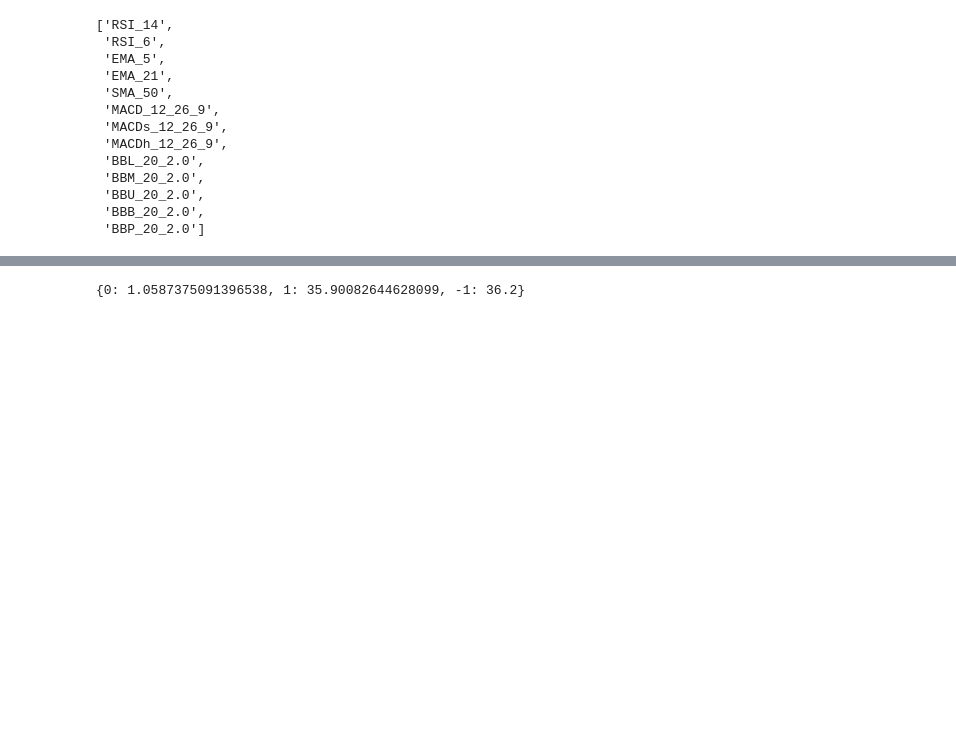
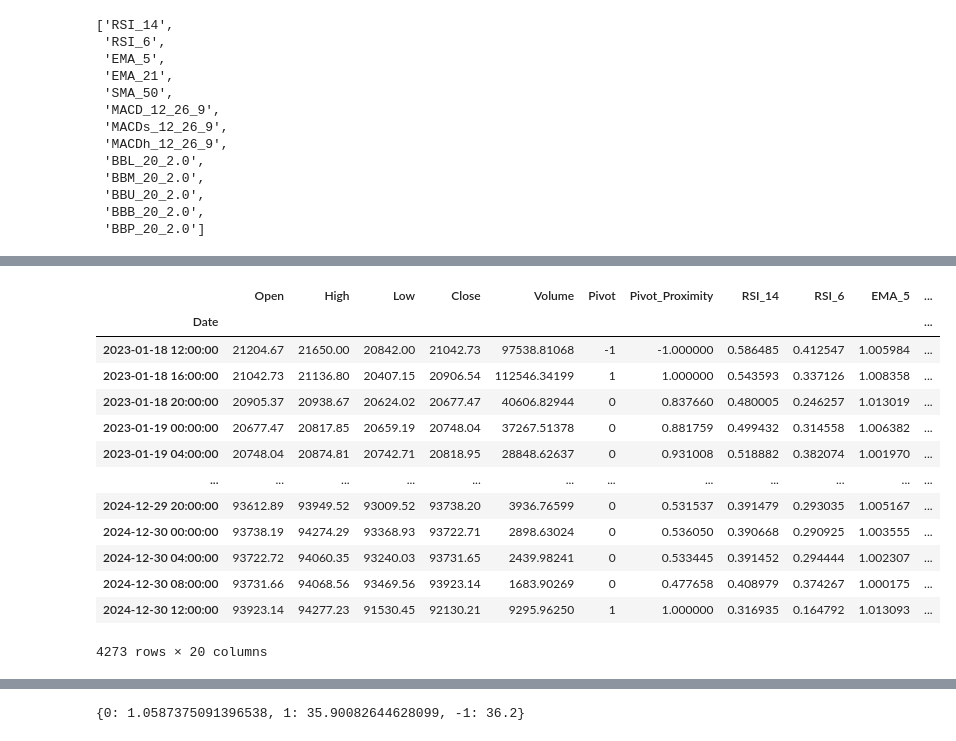
Before and after one commit to ifeLight/ml-bot, a Jupyter notebook: binance-grade.ipynb, the cells around one changed output, grey strips where cells are left out. Saved outputs shown, nothing was run; the diff lists cells and outputs as text; code cells hidden in the pictures; blank space fills up the shorter version.

```diff
--- a/binance-grade.ipynb
+++ b/binance-grade.ipynb
@@ -543,3 +522,25 @@ See the caveats in the documentation: https://pandas.pydata.org/pandas-docs/stab
+# %%
+# delete Pivot_Porximity that have zero at the beginning and ending of the dataframe
+non_zero_indices = data[data['Pivot_Proximity'] != 0].index
+non_zero_at_begining = non_zero_indices[0]
+non_zero_at_end = non_zero_indices[-1]
+data = data.loc[non_zero_at_begining:non_zero_at_end]
+data
+# %% [output]
+|  | Open | High | Low | Close | Volume | Pivot | Pivot_Proximity | RSI_14 | RSI_6 | EMA_5 | ... |
+| Date |  |  |  |  |  |  |  |  |  |  | ... |
+| 2023-01-18 12:00:00 | 21204.67 | 21650.00 | 20842.00 | 21042.73 | 97538.81068 | -1 | -1.000000 | 0.586485 | 0.412547 | 1.005984 | ... |
+| 2023-01-18 16:00:00 | 21042.73 | 21136.80 | 20407.15 | 20906.54 | 112546.34199 | 1 | 1.000000 | 0.543593 | 0.337126 | 1.008358 | ... |
+| 2023-01-18 20:00:00 | 20905.37 | 20938.67 | 20624.02 | 20677.47 | 40606.82944 | 0 | 0.837660 | 0.480005 | 0.246257 | 1.013019 | ... |
+| 2023-01-19 00:00:00 | 20677.47 | 20817.85 | 20659.19 | 20748.04 | 37267.51378 | 0 | 0.881759 | 0.499432 | 0.314558 | 1.006382 | ... |
+| 2023-01-19 04:00:00 | 20748.04 | 20874.81 | 20742.71 | 20818.95 | 28848.62637 | 0 | 0.931008 | 0.518882 | 0.382074 | 1.001970 | ... |
+| ... | ... | ... | ... | ... | ... | ... | ... | ... | ... | ... | ... |
+| 2024-12-29 20:00:00 | 93612.89 | 93949.52 | 93009.52 | 93738.20 | 3936.76599 | 0 | 0.531537 | 0.391479 | 0.293035 | 1.005167 | ... |
+| 2024-12-30 00:00:00 | 93738.19 | 94274.29 | 93368.93 | 93722.71 | 2898.63024 | 0 | 0.536050 | 0.390668 | 0.290925 | 1.003555 | ... |
+| 2024-12-30 04:00:00 | 93722.72 | 94060.35 | 93240.03 | 93731.65 | 2439.98241 | 0 | 0.533445 | 0.391452 | 0.294444 | 1.002307 | ... |
+| 2024-12-30 08:00:00 | 93731.66 | 94068.56 | 93469.56 | 93923.14 | 1683.90269 | 0 | 0.477658 | 0.408979 | 0.374267 | 1.000175 | ... |
+| 2024-12-30 12:00:00 | 93923.14 | 94277.23 | 91530.45 | 92130.21 | 9295.96250 | 1 | 1.000000 | 0.316935 | 0.164792 | 1.013093 | ... |
+4273 rows × 20 columns
 # %%
 data[features_columns].describe()
 # %% [output]
```
Also changed, not shown: parts of 25 cells of this notebook.
